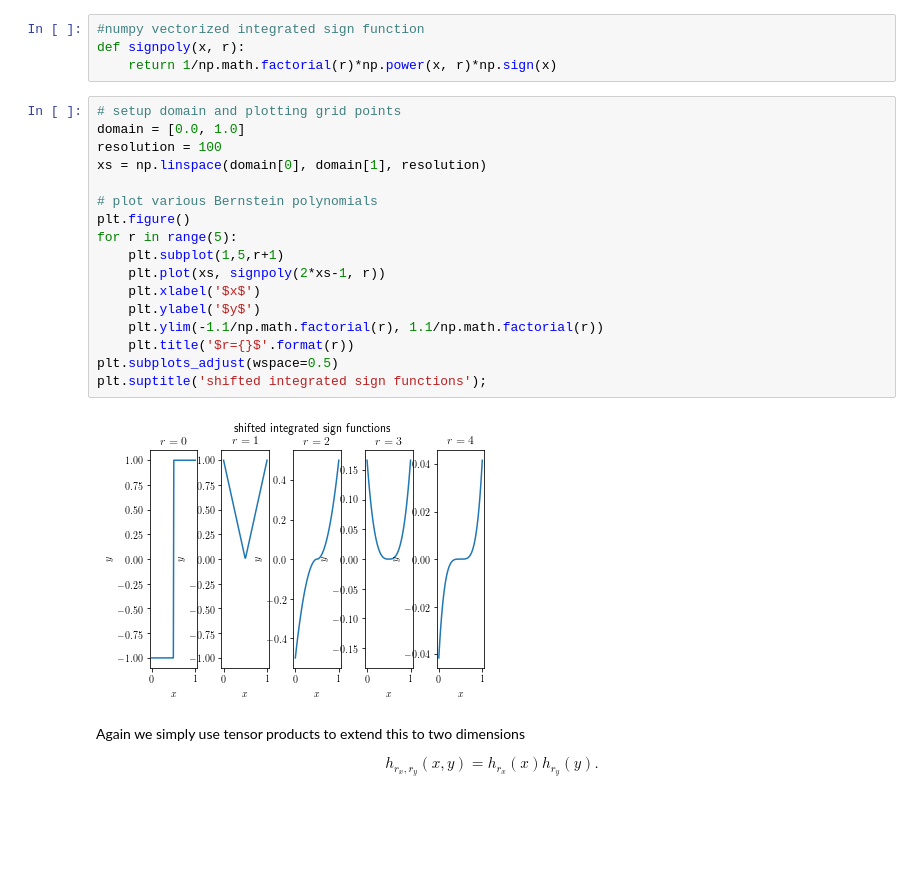
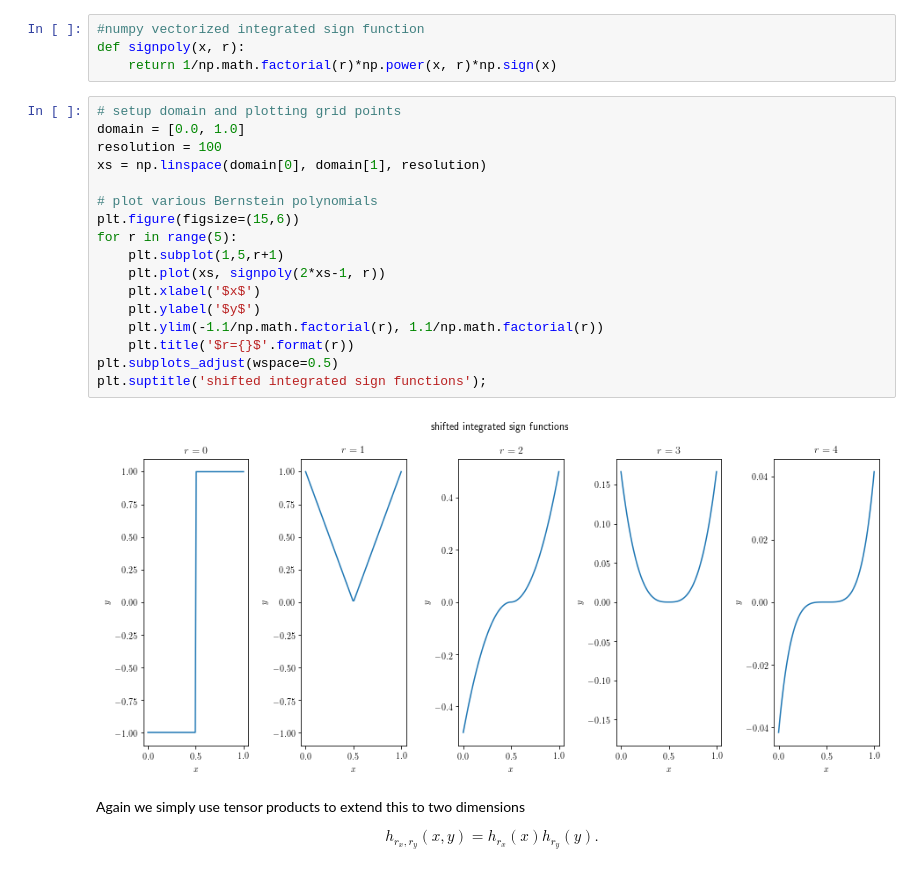
Before and after one commit to arsenal9971/TUB_MoDL, a Jupyter notebook: notebooks/Part-03-target-functions.ipynb, the cells around one changed output. Saved outputs shown, nothing was run; the diff lists cells and outputs as text; blank space fills up the shorter version.

```diff
--- a/notebooks/Part-03-target-functions.ipynb
+++ b/notebooks/Part-03-target-functions.ipynb
@@ -174,22 +175,22 @@ def signpoly(x, r):
 # %%
 # setup domain and plotting grid points
 domain = [0.0, 1.0]
 resolution = 100
 xs = np.linspace(domain[0], domain[1], resolution)
 
 # plot various Bernstein polynomials
-plt.figure()
+plt.figure(figsize=(15,6))
 for r in range(5):
     plt.subplot(1,5,r+1)
     plt.plot(xs, signpoly(2*xs-1, r))
     plt.xlabel('$x$')
     plt.ylabel('$y$')
     plt.ylim(-1.1/np.math.factorial(r), 1.1/np.math.factorial(r))
     plt.title('$r={}$'.format(r))
 plt.subplots_adjust(wspace=0.5)
 plt.suptitle('shifted integrated sign functions');
 # %% [output]
-[figure, old version]
+[figure, new version]
 # %% [markdown]
 Again we simply use tensor products to extend this to two dimensions
 
```
Also changed, not shown: parts of 5 cells of this notebook, 4 other files.
